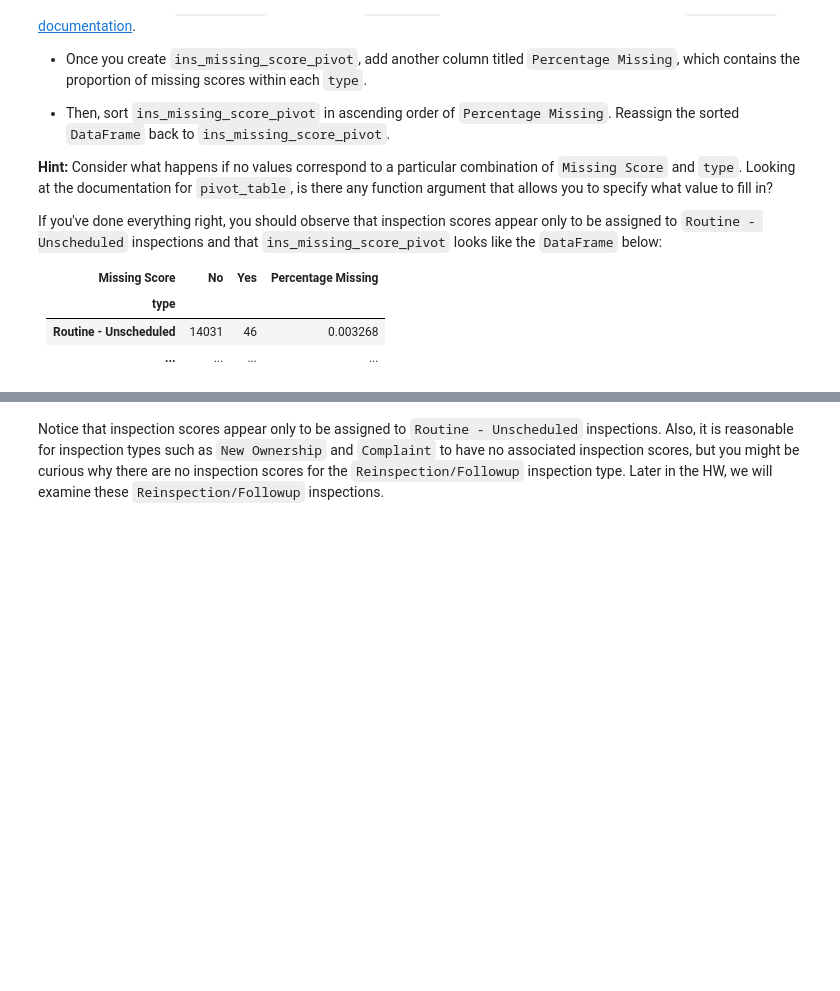
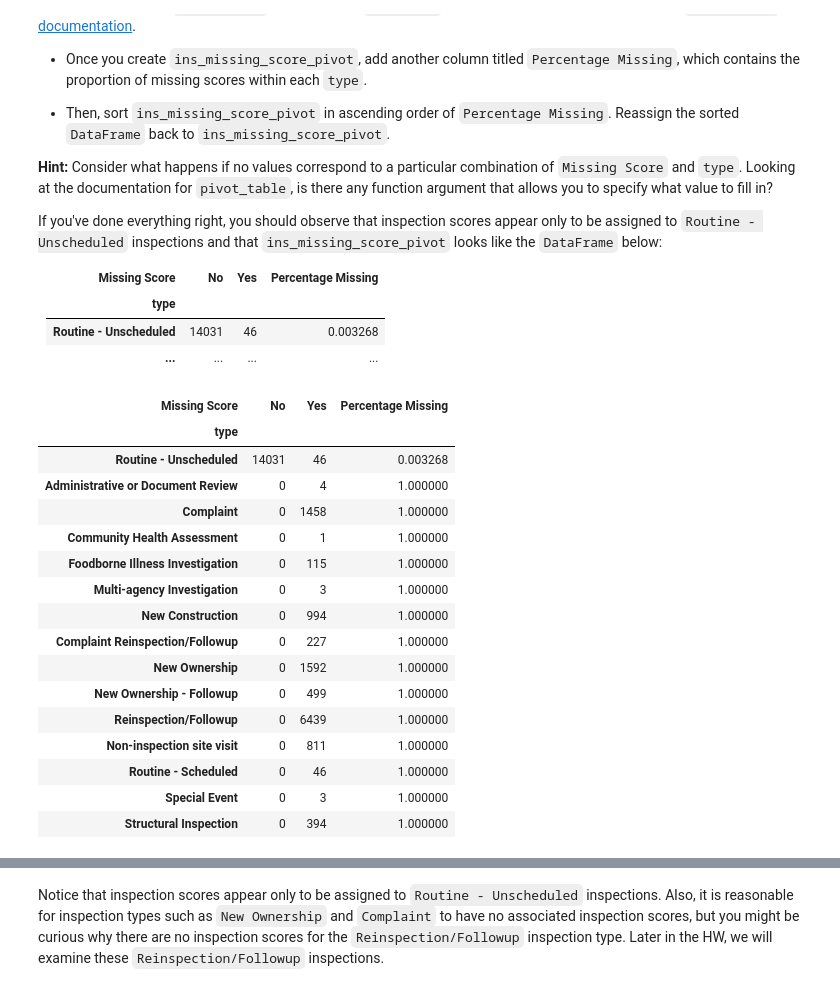
Before and after one commit to ac0033/sp25-student, a Jupyter notebook: hw/hw02B/hw02B.ipynb, the cells around one changed output, grey strips where cells are left out. Drawn from its saved outputs; the diff is of its cells as text; code cells hidden in the pictures; blank space fills up the shorter version.

```diff
--- a/hw/hw02B/hw02B.ipynb
+++ b/hw/hw02B/hw02B.ipynb
@@ -127,9 +162,14 @@ The result should be a `DataFrame` that looks like the one shown below.
     <tr  align="right">      <th>Routine - Unscheduled</th>      <th>No</th>      <td>14031</td>         </tr>
     <tr  align="right">      <th>...</th>      <td>...</td>      <td>...</td>        </tr>
     <tr  align="right">      <th>...</th>      <td>...</td>      <td>...</td>       </tr>    </tbody> </table>
-# %%
-ins['Missing Score'] = ...
-ins_missing_score_group = ...
-
-
-ins_missing_score_group
+# %%
+# 方法2：使用value_counts
+ins['Missing Score'] = ins['score'].map(lambda x: 'Yes' if x == -1 else 'No')
+ins_missing_score_group = (
+    ins.groupby(['type', 'Missing Score'])
+    .agg({'score': 'count'})
+    .rename(columns={'score': 'Count'})
+    .sort_values('Count', ascending=False)
+)
+
+ins_missing_score_group
@@ -171,2 +226,34 @@ ins_missing_score_pivot
+# %%
+ins_missing_score_pivot = ins.pivot_table(
+    index='type',
+    columns='Missing Score',
+    values='score',
+    aggfunc='count',
+    fill_value=0
+)
+
+ins_missing_score_pivot['Percentage Missing'] = (
+    ins_missing_score_pivot['Yes'] / (ins_missing_score_pivot['No'] + ins_missing_score_pivot['Yes'])
+)
+ins_missing_score_pivot.sort_values('Percentage Missing', inplace=True)
+ins_missing_score_pivot
+# %% [output]
+| Missing Score | No | Yes | Percentage Missing |
+| type |  |  |  |
+| Routine - Unscheduled | 14031 | 46 | 0.003268 |
+| Administrative or Document Review | 0 | 4 | 1.000000 |
+| Complaint | 0 | 1458 | 1.000000 |
+| Community Health Assessment | 0 | 1 | 1.000000 |
+| Foodborne Illness Investigation | 0 | 115 | 1.000000 |
+| Multi-agency Investigation | 0 | 3 | 1.000000 |
+| New Construction | 0 | 994 | 1.000000 |
+| Complaint Reinspection/Followup | 0 | 227 | 1.000000 |
+| New Ownership | 0 | 1592 | 1.000000 |
+| New Ownership - Followup | 0 | 499 | 1.000000 |
+| Reinspection/Followup | 0 | 6439 | 1.000000 |
+| Non-inspection site visit | 0 | 811 | 1.000000 |
+| Routine - Scheduled | 0 | 46 | 1.000000 |
+| Special Event | 0 | 3 | 1.000000 |
+| Structural Inspection | 0 | 394 | 1.000000 |
 # %%
 grader.check("q1c")
```
Also changed, not shown: parts of 18 cells of this notebook, 1 other file.
